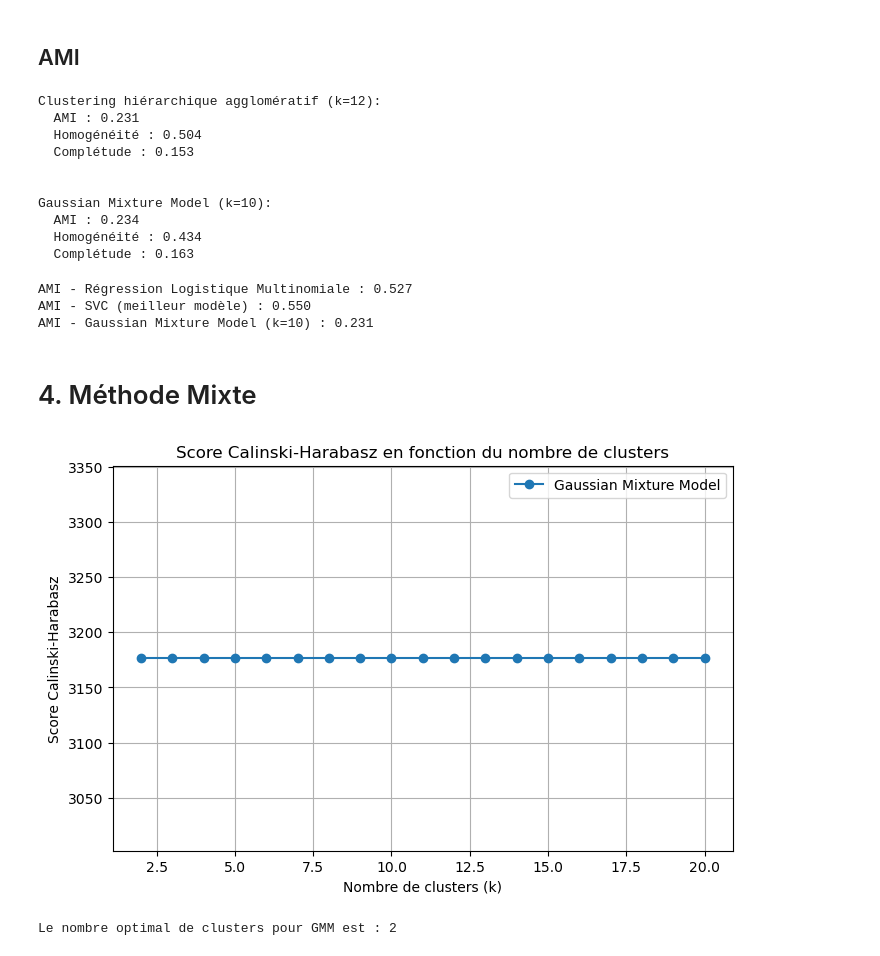
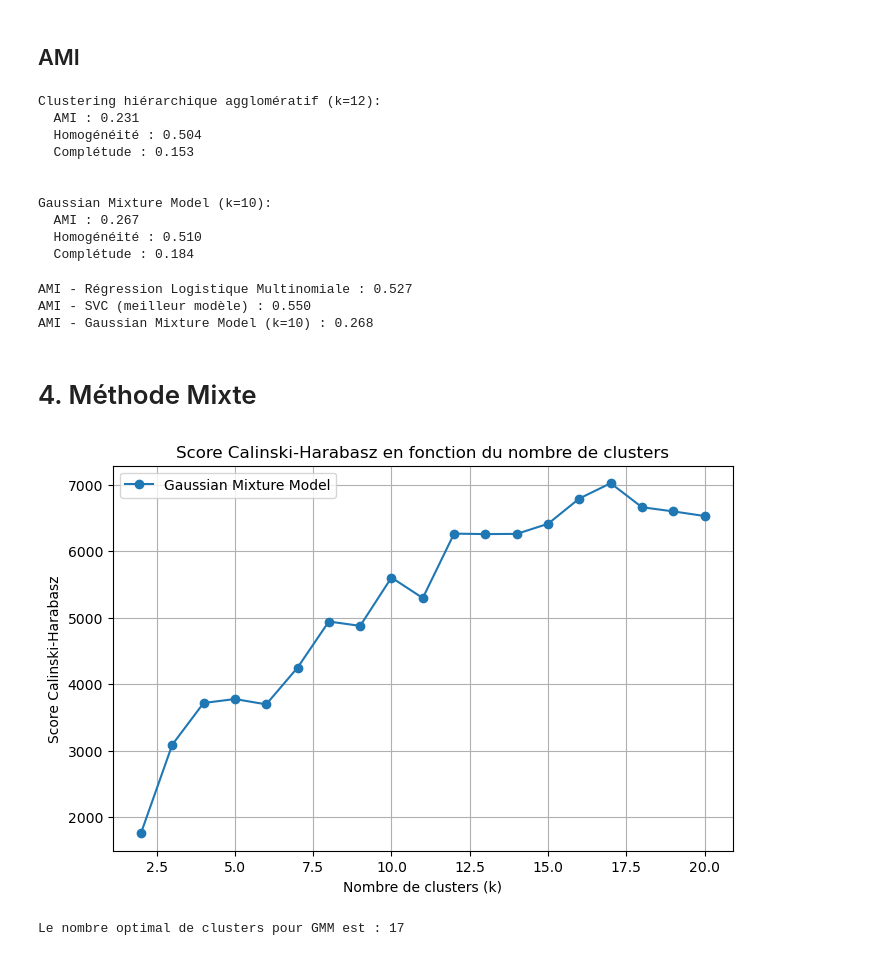
Before and after one commit to tanguy-linard/stellar-classification, a Jupyter notebook: stellar_classification.ipynb, the cells around one changed output. Saved outputs shown, nothing was run; the diff lists cells and outputs as text; code cells hidden in the pictures.

```diff
--- a/stellar_classification.ipynb
+++ b/stellar_classification.ipynb
@@ -19,6 +20,7 @@ from sklearn.mixture import GaussianMixture
 # %% [markdown]
 ## Paramètres
 # %%
+FILE_PATH = "data/Star39552_balanced.csv"
 RANDOM_SEED = 42
 SAMPLE_SIZE = 4000
 # %% [markdown]
@@ -26,8 +28,7 @@ SAMPLE_SIZE = 4000
 ## Importation des données
 # %%
 # Importation des données
-file_path = "data/Star39552_balanced.csv"
-data = pd.read_csv(file_path)
+data = pd.read_csv(FILE_PATH)
 # %%
 # Visualisation des données
 data
@@ -577,9 +578,9 @@ Clustering hiérarchique agglomératif (k=12):
 
 
 Gaussian Mixture Model (k=10):
-  AMI : 0.234
-  Homogénéité : 0.434
-  Complétude : 0.163
+  AMI : 0.267
+  Homogénéité : 0.510
+  Complétude : 0.184
 # %%
 # Regression logistique
 y_pred_logreg = baseline_model.predict(X)
@@ -598,36 +599,36 @@ print(f"AMI - Gaussian Mixture Model (k=10) : {ami_gmm:.3f}")
 # %% [output]
 AMI - Régression Logistique Multinomiale : 0.527
 AMI - SVC (meilleur modèle) : 0.550
-AMI - Gaussian Mixture Model (k=10) : 0.231
+AMI - Gaussian Mixture Model (k=10) : 0.268
 # %% [markdown]
 # 4. Méthode Mixte
 # %%
-X_pca_2 = pd.DataFrame(X_pca[:, :2], columns=['Dimension 1', 'Dimension 2'])
+X_tsne_2 = pd.DataFrame(X_tsne[:, :2], columns=['Dimension 1', 'Dimension 2'])
 
-X_train_pca, X_test_pca, y_train_pca, y_test_pca = train_test_split(X_pca_2, y, test_size=0.2, random_state=RANDOM_SEED)
+X_train_tsne, X_test_tsne, y_train_tsne, y_test_tsne = train_test_split(X_tsne_2, y, test_size=0.2, random_state=RANDOM_SEED)
 # %%
-calinski_harabasz_scores_pca = []
+calinski_harabasz_scores_tsne = []
 
 for k in cluster_range:
-    gmm_model_pca = GaussianMixture(n_components=k, random_state=RANDOM_SEED)
-    cluster_labels = gmm_model.fit_predict(X_train_pca)
+    gmm_model_tsne = GaussianMixture(n_components=k, random_state=RANDOM_SEED)
+    cluster_labels = gmm_model_tsne.fit_predict(X_train_tsne)
 
-    score = calinski_harabasz_score(X_train_pca, cluster_labels)
-    calinski_harabasz_scores_pca.append(score)
+    score = calinski_harabasz_score(X_train_tsne, cluster_labels)
+    calinski_harabasz_scores_tsne.append(score)
 # %%
 plt.figure(figsize=(8, 5))
 
-plt.plot(cluster_range, calinski_harabasz_scores_pca, marker='o', label = 'Gaussian Mixture Model')
+plt.plot(cluster_range, calinski_harabasz_scores_tsne, marker='o', label = 'Gaussian Mixture Model')
 
 plt.title("Score Calinski-Harabasz en fonction du nombre de clusters")
 plt.xlabel("Nombre de clusters (k)")
 plt.ylabel("Score Calinski-Harabasz")
 plt.legend()
 plt.grid(True)
 plt.show()
 
-k_best_pca = cluster_range[calinski_harabasz_scores_pca.index(max(calinski_harabasz_scores_pca))]
-print(f"Le nombre optimal de clusters pour GMM est : {k_best_pca}")
+k_best_tsne = cluster_range[calinski_harabasz_scores_tsne.index(max(calinski_harabasz_scores_tsne))]
+print(f"Le nombre optimal de clusters pour GMM est : {k_best_tsne}")
 # %% [output]
-[figure, old version]
+[figure, new version]
-Le nombre optimal de clusters pour GMM est : 2
+Le nombre optimal de clusters pour GMM est : 17
```
Also changed, not shown: parts of 8 cells of this notebook.
